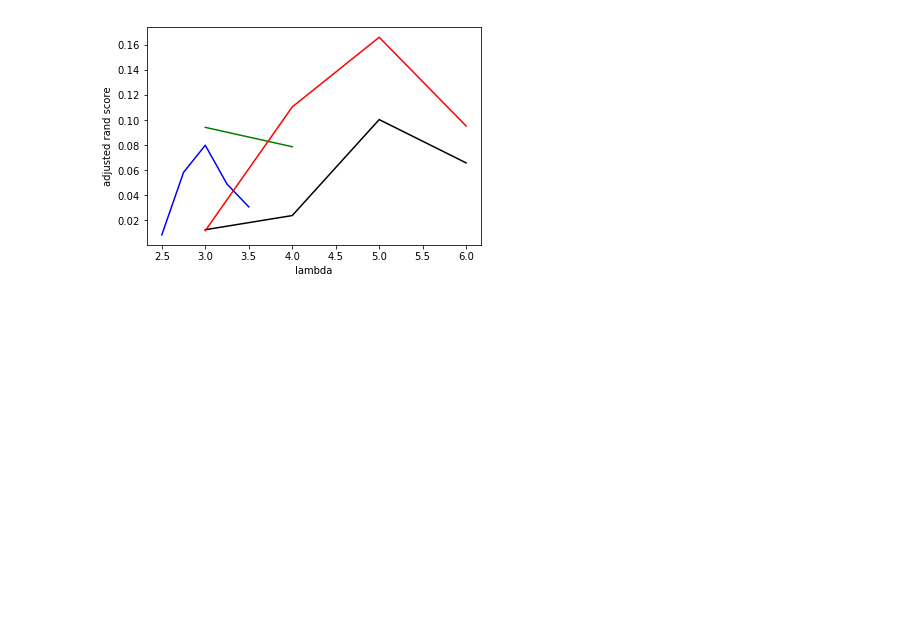
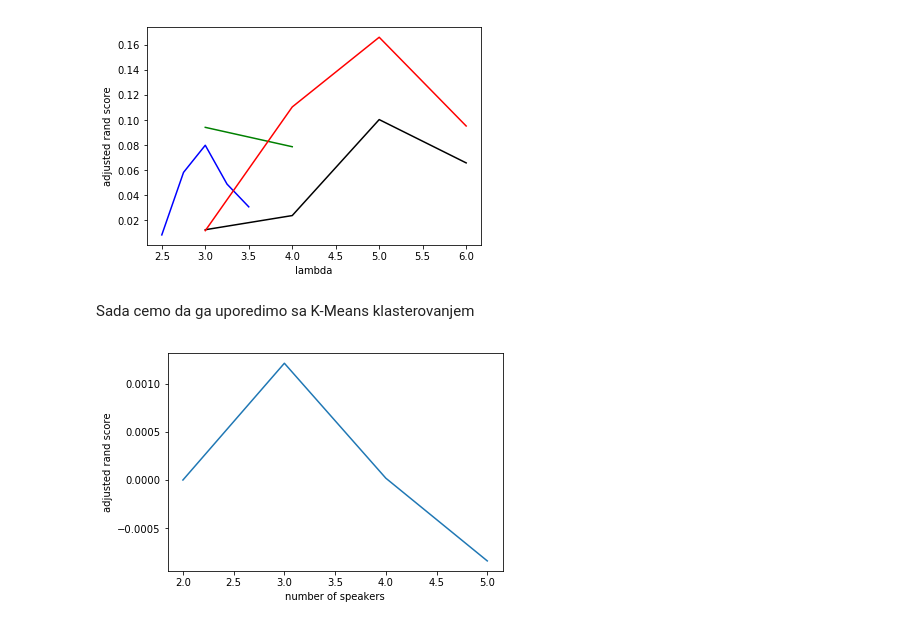
Before and after one commit to TijanaJakoveljvic/Audio-klasterovanje-identifikacija-govornika, a Jupyter notebook: Projekat.ipynb, the cells around one changed output. Drawn from its saved outputs; the diff is of its cells as text; code cells hidden in the pictures; blank space fills up the shorter version.

```diff
--- a/Projekat.ipynb
+++ b/Projekat.ipynb
@@ -221,3 +221,5 @@ plt.xlabel('lambda')
 plt.show()
 # %% [output]
 [figure]
+# %% [markdown]
+Sada cemo da ga uporedimo sa K-Means klasterovanjem
@@ -223,0 +228,7 @@ plt.show()
+# %%
+plt.plot([5, 4, 3, 2], [-0.00084012433840210737, 0.000019108767102342213, 0.0012127801940447977, 0])
+plt.xlabel('number of speakers')
+plt.ylabel('adjusted rand score')
+plt.show()
+# %% [output]
+[figure, added]
```
Also changed, not shown: parts of 2 cells of this notebook, 1 other file.
